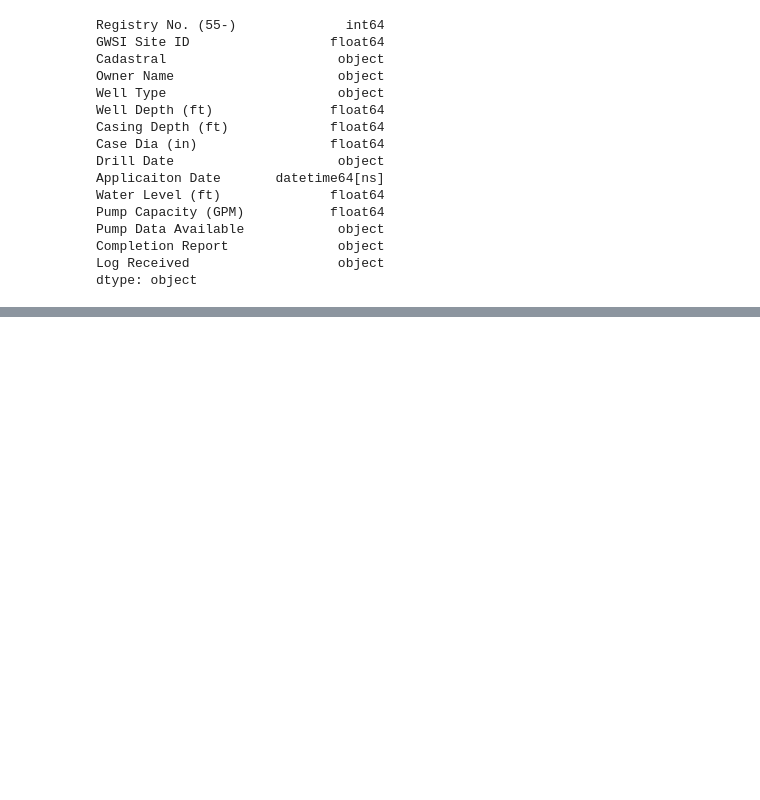
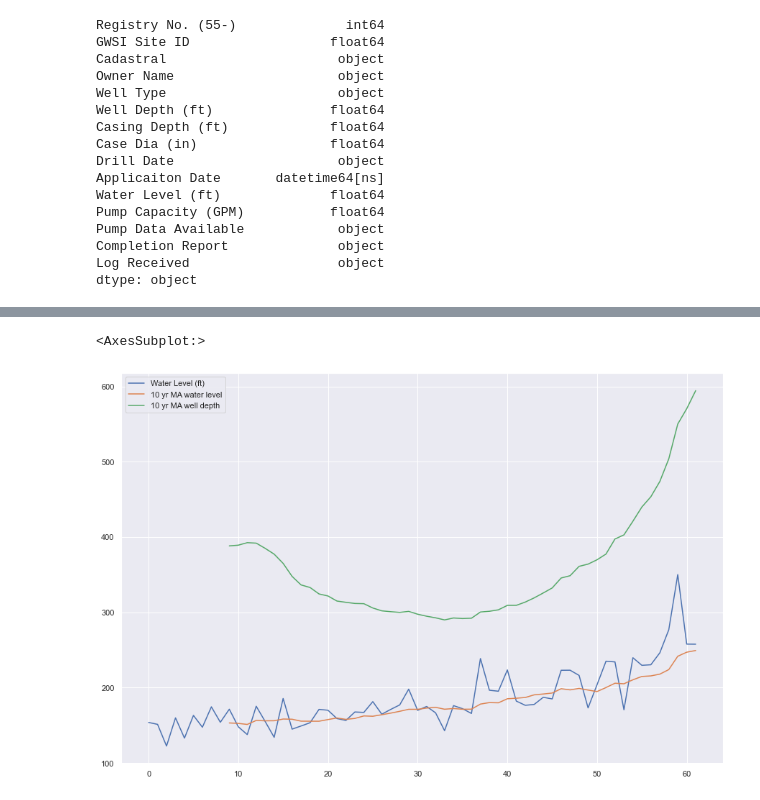
Before and after one commit to hodgetorin/cochise_county_water_project, a Jupyter notebook: Full County Data.ipynb, the cells around one changed output, grey strips where cells are left out. Saved outputs shown, nothing was run; the diff lists cells and outputs as text; code cells hidden in the pictures; blank space fills up the shorter version.

```diff
--- a/Full County Data.ipynb
+++ b/Full County Data.ipynb
@@ -93,0 +125,15 @@ plt.show()
+# %%
+mean_waterlvl = df1960.groupby(['Year']).mean().reset_index()
+mean_waterlvl.set_index('Year')
+
+mean_waterlvl['10 yr MA water level'] = mean_waterlvl['Water Level (ft)'].rolling(10).mean()
+
+mean_waterlvl['10 yr MA well depth'] = mean_waterlvl['Well Depth (ft)'].rolling(10).mean()
+
+# why does it distort my plot when i try to add these as xticks?
+xi = np.linspace(1960,2020,61)
+
+mean_waterlvl[['Water Level (ft)', '10 yr MA water level', '10 yr MA well depth']].plot(figsize = (15,10))
+# %% [output]
+<AxesSubplot:>
+[figure, added]
```
Also changed, not shown: parts of 12 cells of this notebook.
